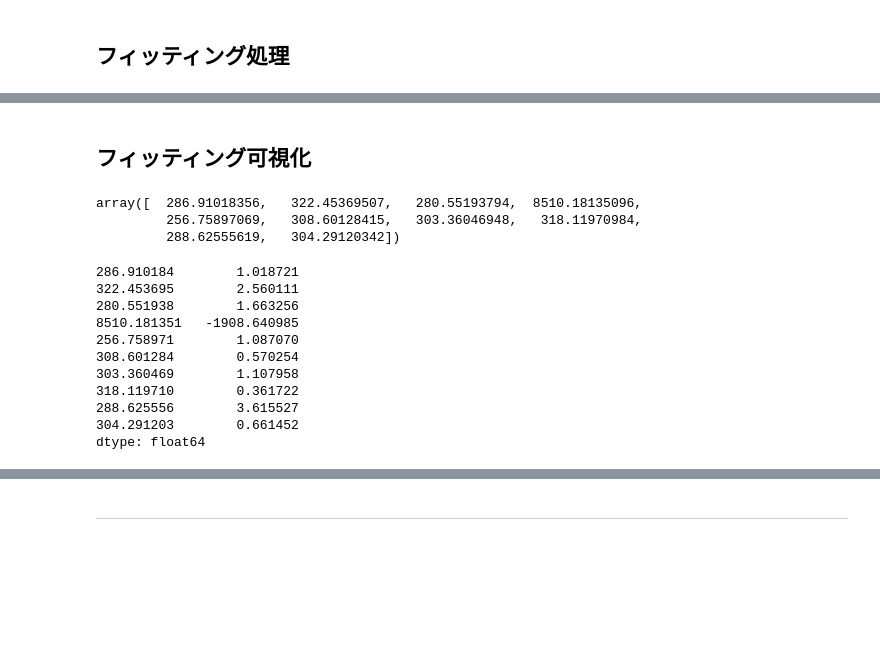
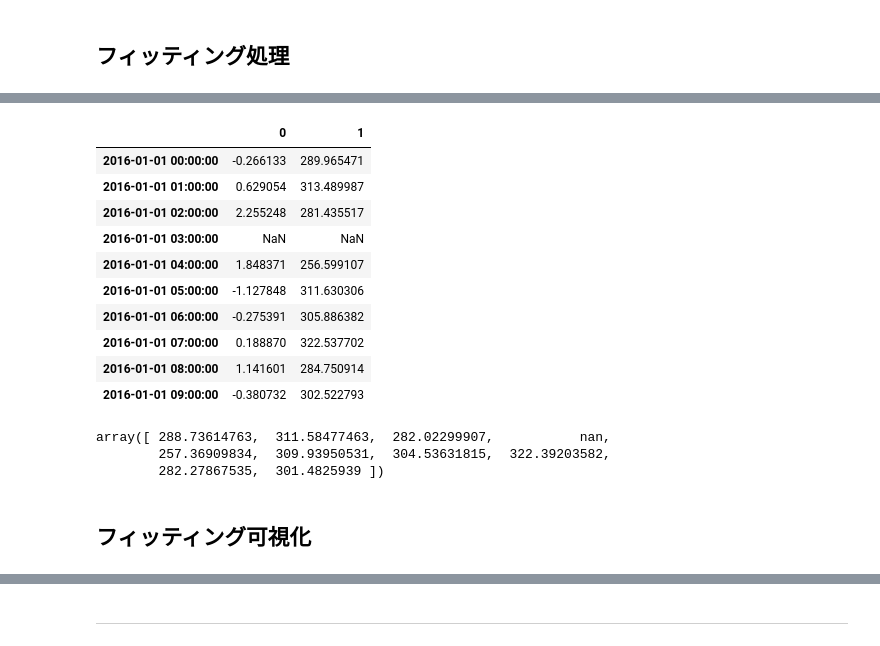
Before and after one commit to u1and0/SAtraceFit, a Jupyter notebook: fit_lab/fit_lab.ipynb, the cells around one changed output, grey strips where cells are left out. Cells and saved outputs as stored; diff of their text form; code cells hidden in the pictures; blank space fills up the shorter version.

```diff
--- a/fit_lab/fit_lab.ipynb
+++ b/fit_lab/fit_lab.ipynb
@@ -651,22 +705,25 @@ dtype: object
+# %%
+ase = fita.apply(lambda x: x[0][0])
+muse = fita.apply(lambda x: x[0][1]+ x[0][3])
+amudf = pd.DataFrame([ase, muse]).T
+amudf
+# %% [output]
+|  | 0 | 1 |
+| 2016-01-01 00:00:00 | -0.266133 | 289.965471 |
+| 2016-01-01 01:00:00 | 0.629054 | 313.489987 |
+| 2016-01-01 02:00:00 | 2.255248 | 281.435517 |
+| 2016-01-01 03:00:00 | NaN | NaN |
+| 2016-01-01 04:00:00 | 1.848371 | 256.599107 |
+| 2016-01-01 05:00:00 | -1.127848 | 311.630306 |
+| 2016-01-01 06:00:00 | -0.275391 | 305.886382 |
+| 2016-01-01 07:00:00 | 0.188870 | 322.537702 |
+| 2016-01-01 08:00:00 | 1.141601 | 284.750914 |
+| 2016-01-01 09:00:00 | -0.380732 | 302.522793 |
+# %%
+fi = a_, mu_, si_, nf_ = result.T; mu_
+# %% [output]
+array([ 288.73614763,  311.58477463,  282.02299907,           nan,
+        257.36909834,  309.93950531,  304.53631815,  322.39203582,
+        282.27867535,  301.4825939 ])
 # %% [markdown]
 ## フィッティング可視化
-# %%
-fi = a_, mu_, si_, nf_ = result.T; mu_
-# %% [output]
-array([  286.91018356,   322.45369507,   280.55193794,  8510.18135096,
-         256.75897069,   308.60128415,   303.36046948,   318.11970984,
-         288.62555619,   304.29120342])
-# %%
-plt_pnt_se
-# %% [output]
-286.910184        1.018721
-322.453695        2.560111
-280.551938        1.663256
-8510.181351   -1908.640985
-256.758971        1.087070
-308.601284        0.570254
-303.360469        1.107958
-318.119710        0.361722
-288.625556        3.615527
-304.291203        0.661452
-dtype: float64
```
Also changed, not shown: parts of 18 cells of this notebook, 9 other files.
